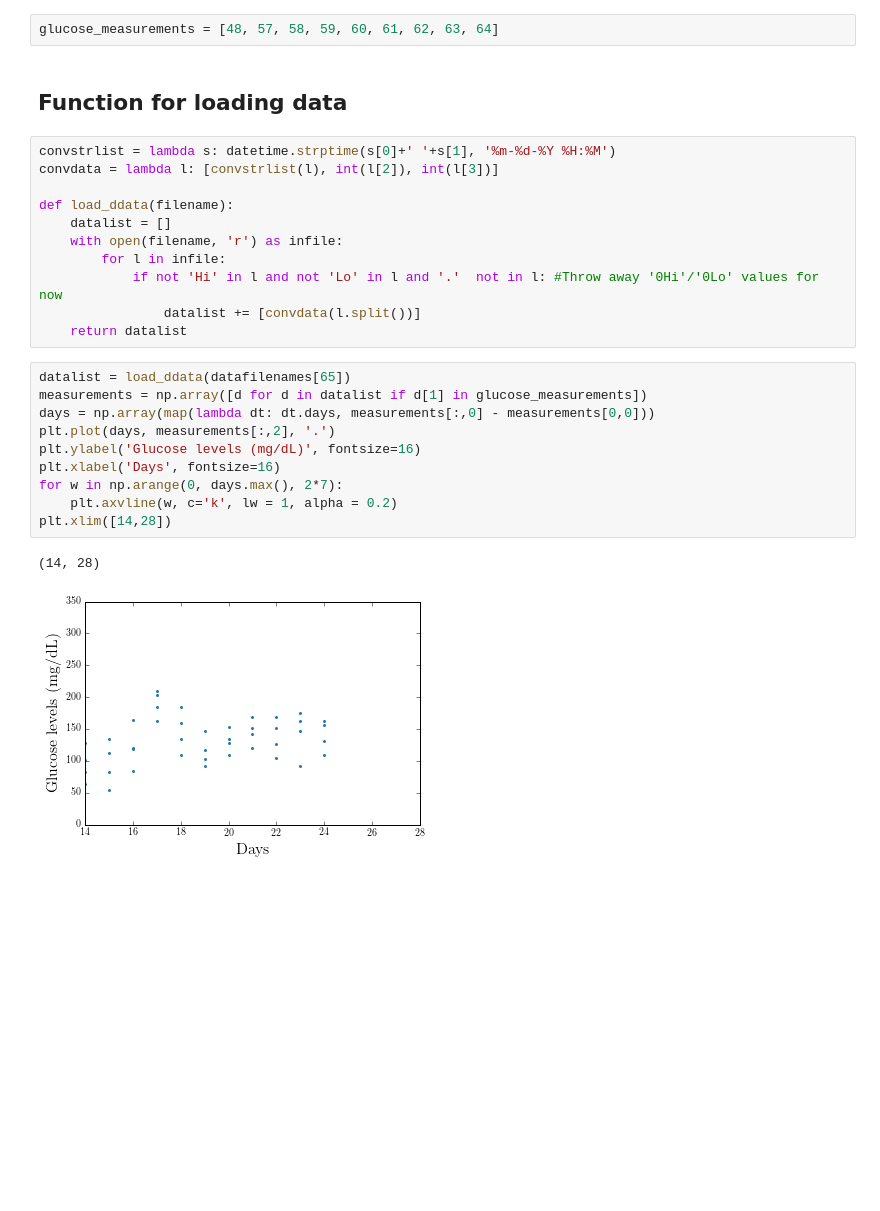
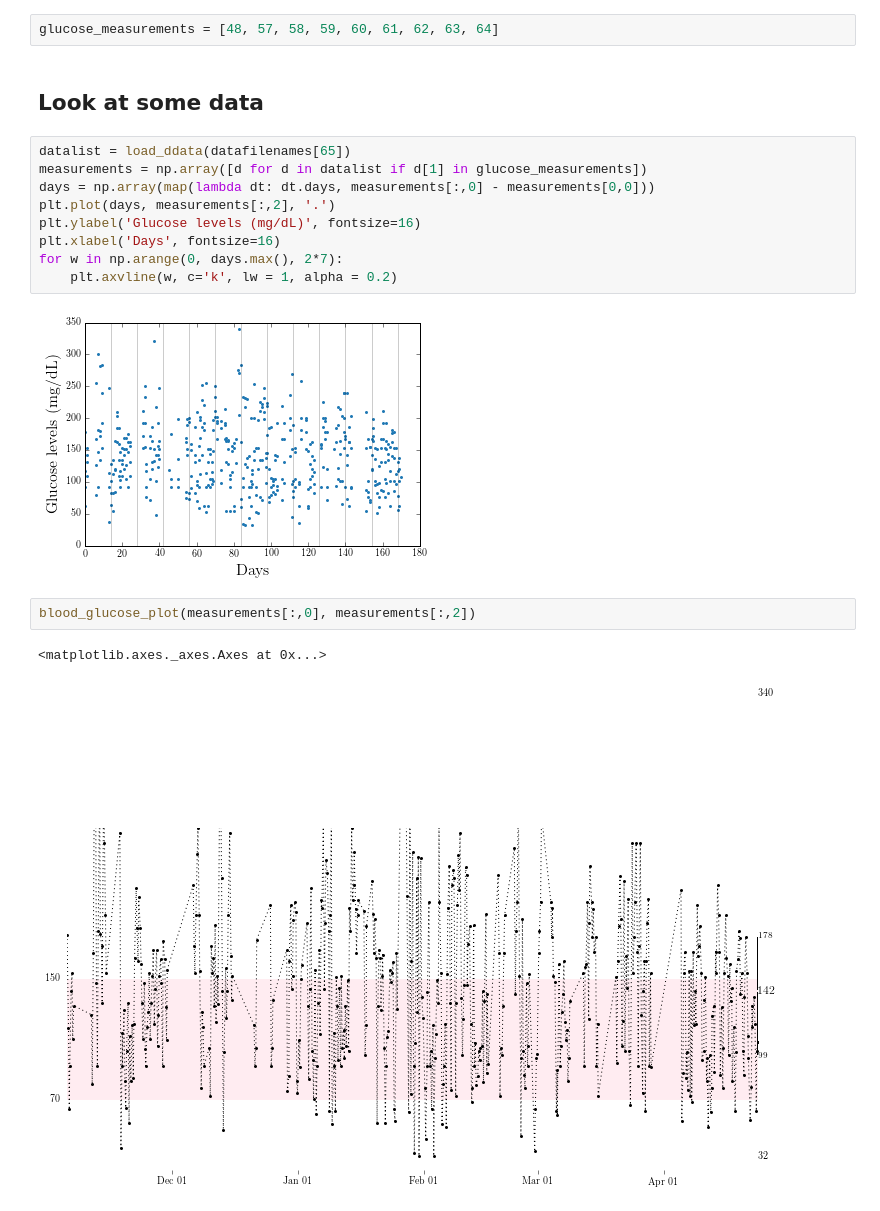
Before and after one commit to colinclement/diabetes-gp, a Jupyter notebook: nbs/loaddata.ipynb, the cells around one changed output. Cells and saved outputs as stored; diff of their text form; blank space fills up the shorter version.

```diff
--- a/nbs/loaddata.ipynb
+++ b/nbs/loaddata.ipynb
@@ -40,29 +44,21 @@ to kahn@informatics.WUSTL.EDU (Internet) or 70333,34 (CompuServe).  Be
 forwarned, I'm not very good at remembering to check Compuserve.
 # %%
 glucose_measurements = [48, 57, 58, 59, 60, 61, 62, 63, 64]
-# %% [markdown]
-## Function for loading data
-# %%
-convstrlist = lambda s: datetime.strptime(s[0]+' '+s[1], '%m-%d-%Y %H:%M')
-convdata = lambda l: [convstrlist(l), int(l[2]), int(l[3])]
-
-def load_ddata(filename):
-    datalist = []
-    with open(filename, 'r') as infile:
-        for l in infile:
-            if not 'Hi' in l and not 'Lo' in l and '.'  not in l: #Throw away '0Hi'/'0Lo' values for now
-                datalist += [convdata(l.split())]
-    return datalist
+# %% [markdown]
+## Look at some data
 # %%
 datalist = load_ddata(datafilenames[65])
 measurements = np.array([d for d in datalist if d[1] in glucose_measurements])
 days = np.array(map(lambda dt: dt.days, measurements[:,0] - measurements[0,0]))
 plt.plot(days, measurements[:,2], '.')
 plt.ylabel('Glucose levels (mg/dL)', fontsize=16)
 plt.xlabel('Days', fontsize=16)
 for w in np.arange(0, days.max(), 2*7):
     plt.axvline(w, c='k', lw = 1, alpha = 0.2)
-plt.xlim([14,28])
 # %% [output]
-(14, 28)
-[figure, old version]
+[figure, new version]
+# %%
+blood_glucose_plot(measurements[:,0], measurements[:,2])
+# %% [output]
+<matplotlib.axes._axes.Axes at 0x...>
+[figure, added]
```
Also changed, not shown: parts of 2 cells of this notebook, 1 other file.
